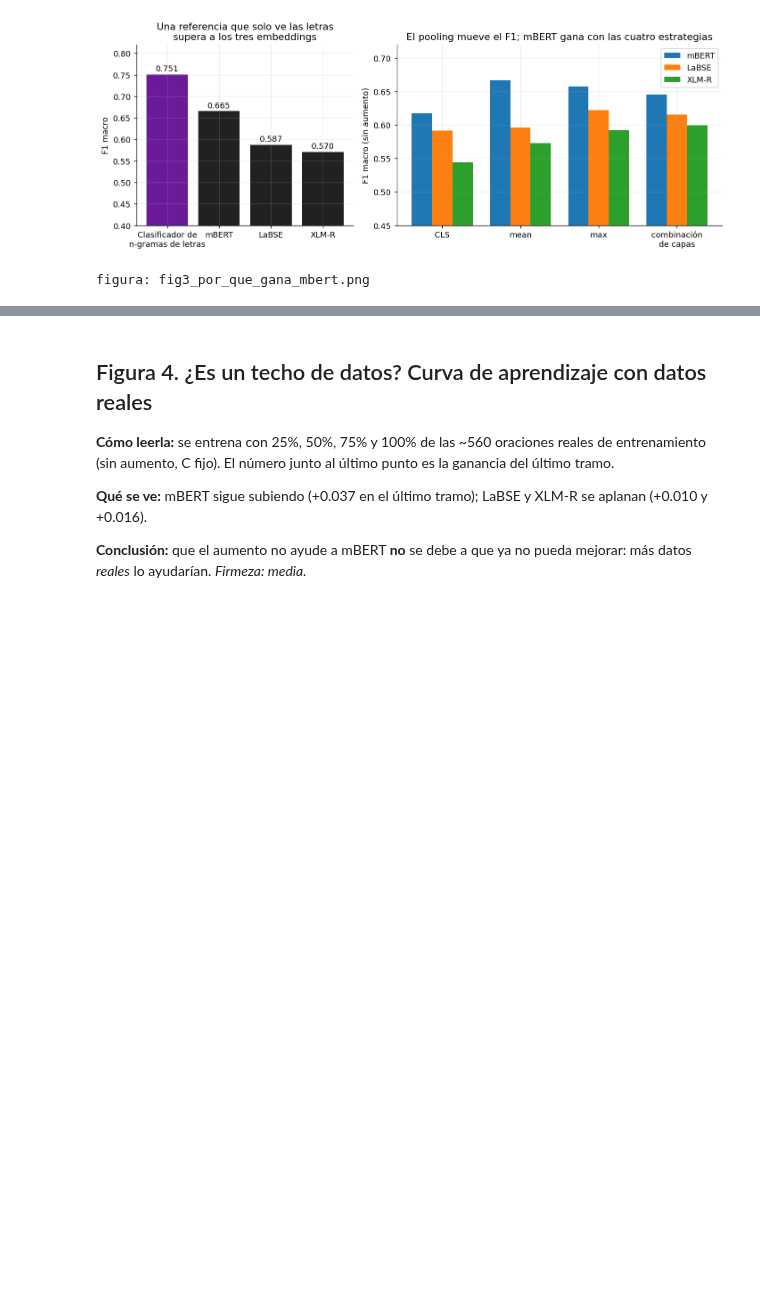
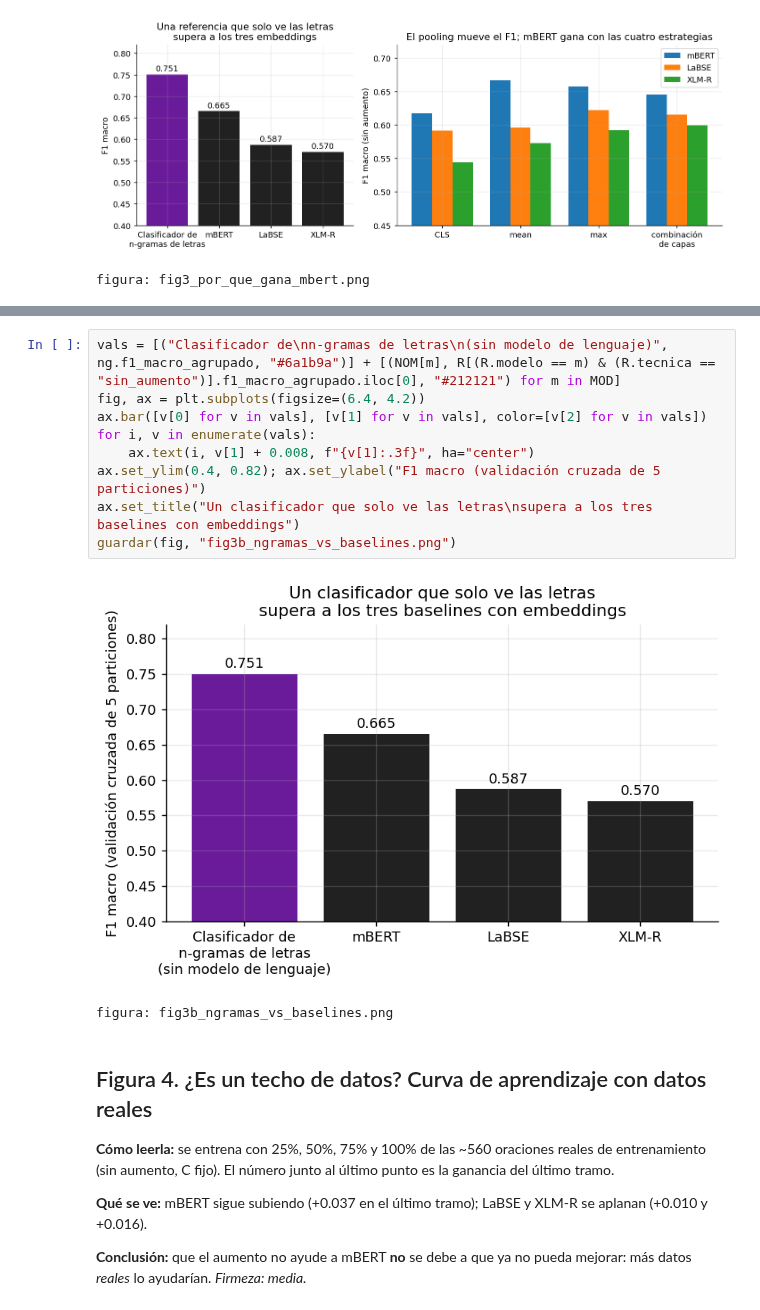
Before and after one commit to LhiaHC/shiwilu-tesis, a Jupyter notebook: oe2_aumento_de_datos/analisis_resultados/analisis_resultados_oe2.ipynb, the cells around one changed output, grey strips where cells are left out. Cells and saved outputs as stored; diff of their text form; blank space fills up the shorter version.

```diff
--- a/oe2_aumento_de_datos/analisis_resultados/analisis_resultados_oe2.ipynb
+++ b/oe2_aumento_de_datos/analisis_resultados/analisis_resultados_oe2.ipynb
@@ -167,3 +171,15 @@ figura: fig3_por_que_gana_mbert.png
+# %%
+vals = [("Clasificador de\nn-gramas de letras\n(sin modelo de lenguaje)", ng.f1_macro_agrupado, "#6a1b9a")] + [(NOM[m], R[(R.modelo == m) & (R.tecnica == "sin_aumento")].f1_macro_agrupado.iloc[0], "#212121") for m in MOD]
+fig, ax = plt.subplots(figsize=(6.4, 4.2))
+ax.bar([v[0] for v in vals], [v[1] for v in vals], color=[v[2] for v in vals])
+for i, v in enumerate(vals):
+    ax.text(i, v[1] + 0.008, f"{v[1]:.3f}", ha="center")
+ax.set_ylim(0.4, 0.82); ax.set_ylabel("F1 macro (validación cruzada de 5 particiones)")
+ax.set_title("Un clasificador que solo ve las letras\nsupera a los tres baselines con embeddings")
+guardar(fig, "fig3b_ngramas_vs_baselines.png")
+# %% [output]
+[figure, added]
+figura: fig3b_ngramas_vs_baselines.png
 # %% [markdown]
 ## Figura 4. ¿Es un techo de datos? Curva de aprendizaje con datos reales
 
```
Also changed, not shown: parts of 2 cells of this notebook, 4 other files.
